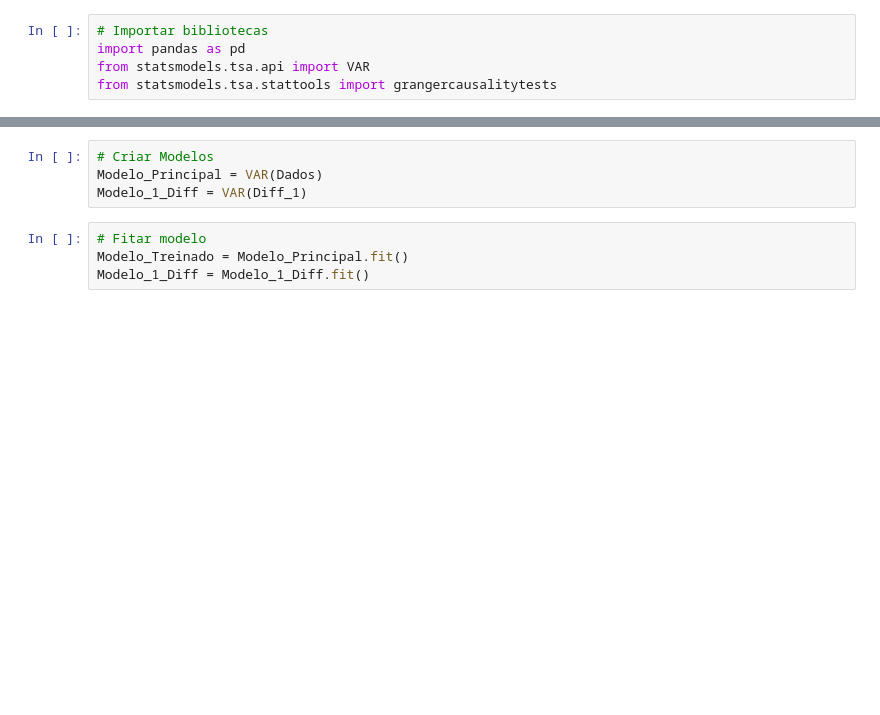
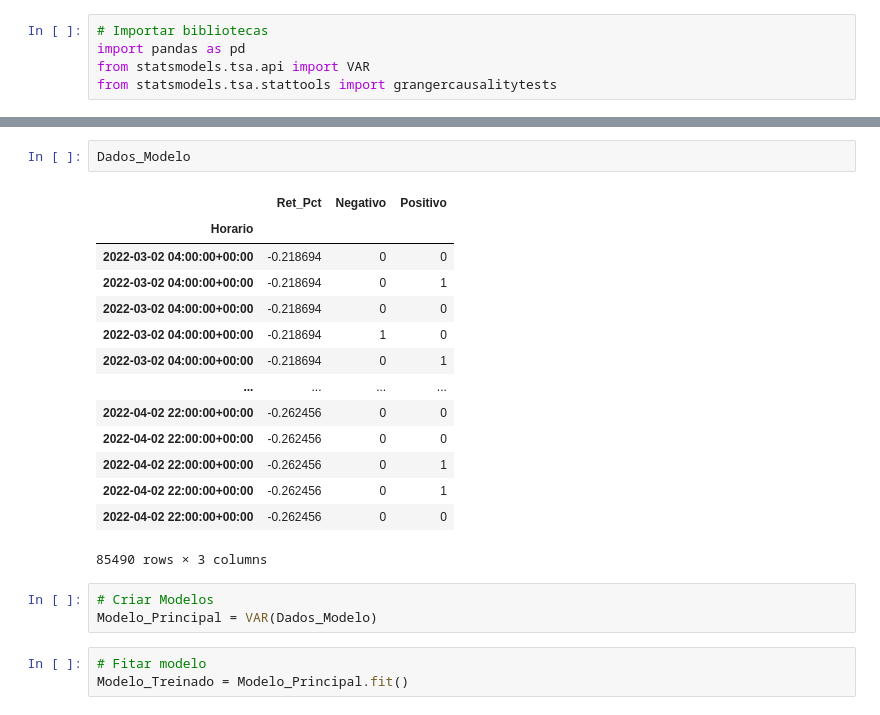
Before and after one commit to thcoelho/Social_Media_And_Financial_Markets, a Jupyter notebook: VAR.ipynb, the cells around one changed output, grey strips where cells are left out. Saved outputs shown, nothing was run; the diff lists cells and outputs as text; blank space fills up the shorter version.

```diff
--- a/VAR.ipynb
+++ b/VAR.ipynb
@@ -33,11 +29,26 @@ Diff_2 = Dados.diff(2).dropna()
+# %%
+Dados_Modelo
+# %% [output]
+|  | Ret_Pct | Negativo | Positivo |
+| Horario |  |  |  |
+| 2022-03-02 04:00:00+00:00 | -0.218694 | 0 | 0 |
+| 2022-03-02 04:00:00+00:00 | -0.218694 | 0 | 1 |
+| 2022-03-02 04:00:00+00:00 | -0.218694 | 0 | 0 |
+| 2022-03-02 04:00:00+00:00 | -0.218694 | 1 | 0 |
+| 2022-03-02 04:00:00+00:00 | -0.218694 | 0 | 1 |
+| ... | ... | ... | ... |
+| 2022-04-02 22:00:00+00:00 | -0.262456 | 0 | 0 |
+| 2022-04-02 22:00:00+00:00 | -0.262456 | 0 | 0 |
+| 2022-04-02 22:00:00+00:00 | -0.262456 | 0 | 1 |
+| 2022-04-02 22:00:00+00:00 | -0.262456 | 0 | 1 |
+| 2022-04-02 22:00:00+00:00 | -0.262456 | 0 | 0 |
+85490 rows × 3 columns
 # %%
 # Criar Modelos
-Modelo_Principal = VAR(Dados)
-Modelo_1_Diff = VAR(Diff_1)
+Modelo_Principal = VAR(Dados_Modelo)
 # %%
 # Fitar modelo
 Modelo_Treinado = Modelo_Principal.fit()
-Modelo_1_Diff = Modelo_1_Diff.fit()
 # %%
 # Printar Sumário dos resultados do modelo sem diferenças
 Modelo_Treinado.summary()
```
Also changed, not shown: parts of 6 cells of this notebook, 3 other files.
